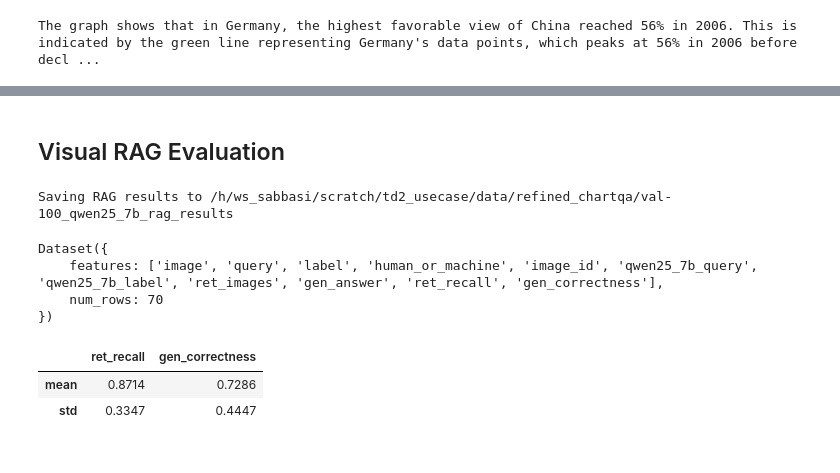
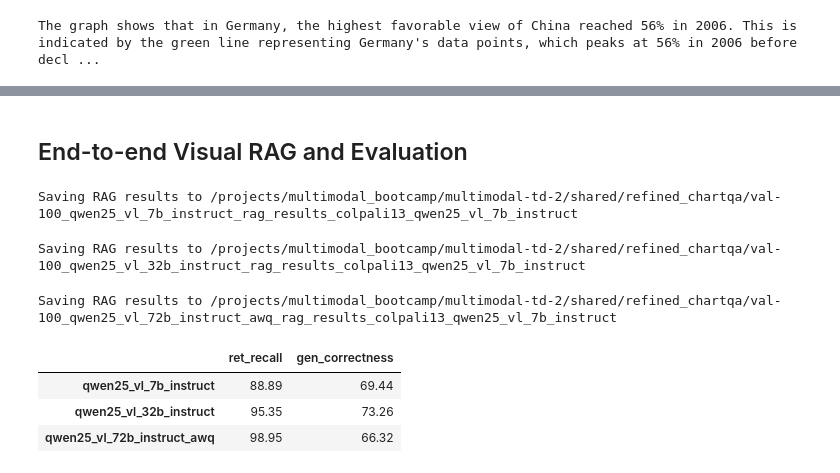
Before and after one commit to saeedabc/chartqa_visual_rag, a Jupyter notebook: visual_rag.ipynb, the cells around one changed output, grey strips where cells are left out. Cells and saved outputs as stored; diff of their text form; code cells hidden in the pictures.

```diff
--- a/visual_rag.ipynb
+++ b/visual_rag.ipynb
@@ -36,8 +53,8 @@ The graph shows that in Germany, the highest favorable view of China reached 56%
 # %%
 from datasets import Dataset
 
-refined_dset_dir = f"{ROOT_DIR}/refined_chartqa/val-100_qwen25_7b"
-refined_dset = Dataset.load_from_disk(refined_dset_dir)
+refined_path = f"{TEAM_ROOT_DIR}/refined_chartqa/val-100_qwen25_vl_7b_instruct"
+refined_dset = Dataset.load_from_disk(refined_path)
 refined_dset
 # %% [output]
 Dataset({
@@ -45,7 +62,7 @@ Dataset({
     num_rows: 100
 })
 # %%
-safe_dset = refined_dset.filter(lambda row: row["label"] == row["qwen25_7b_label"])
+safe_dset = refined_dset.filter(lambda row: row["label"] == row["refined_label"])
 safe_dset
 # %% [output]
 Dataset({
@@ -60,8 +77,8 @@ from multi_modal import MultiModalRAG
 rag = MultiModalRAG(retriever=retriever, generator=generator)
 # %%
 for row in safe_dset.shuffle(seed=42).select(range(10)):
-    query = row["qwen25_7b_query"]
-    gt_answer = row["qwen25_7b_label"][0]
+    query = row["refined_query"]
+    gt_answer = row["refined_label"][0]
     gt_image_id = row["image_id"]
 
     print(f"Query: {query}")
@@ -119,22 +143,37 @@ Query: Which country had the highest death rate from mental health and substance
 ... (9 outputs left out)
 # %% [markdown]
-## Visual RAG Evaluation
+## End-to-end Visual RAG and Evaluation
 # %%
 from pathlib import Path
 
-save_dir = Path(refined_dset_dir).parent / f"{Path(refined_dset_dir).stem}_rag_results"
+rag_metrics = {}
+for vlm_name in ["qwen25_vl_7b_instruct", "qwen25_vl_32b_instruct", "qwen25_vl_72b_instruct_awq"]:
+    refined_path = f"{TEAM_ROOT_DIR}/refined_chartqa/val-100_{vlm_name}"
+    if not os.path.exists(refined_path):
+        continue
 
-dset, metrics = rag.run_and_evaluate_all(safe_dset, save_dir=save_dir)
-display(dset)
+    refined_dset = Dataset.load_from_disk(refined_path)
+
+    safe_dset = refined_dset.filter(lambda row: row["label"] == row["refined_label"])
+
+    # Save the RAG Results
+    save_dir = Path(refined_path).parent / f"{Path(refined_path).stem}_rag_results_{ret_model_name}_{gen_model_name}"
+    dset, metrics = rag.run_and_evaluate_all(safe_dset, save_dir=save_dir)
+    # display(dset)
+    # display(metrics)
+
+    rag_metrics[vlm_name] = metrics
 # %% [output]
-Saving RAG results to /h/ws_sabbasi/scratch/td2_usecase/data/refined_chartqa/val-100_qwen25_7b_rag_results
+Saving RAG results to /projects/multimodal_bootcamp/multimodal-td-2/shared/refined_chartqa/val-100_qwen25_vl_7b_instruct_rag_results_colpali13_qwen25_vl_7b_instruct
-Dataset({
-    features: ['image', 'query', 'label', 'human_or_machine', 'image_id', 'qwen25_7b_query', 'qwen25_7b_label', 'ret_images', 'gen_answer', 'ret_recall', 'gen_correctness'],
-    num_rows: 70
-})
+Saving RAG results to /projects/multimodal_bootcamp/multimodal-td-2/shared/refined_chartqa/val-100_qwen25_vl_32b_instruct_rag_results_colpali13_qwen25_vl_7b_instruct
+Saving RAG results to /projects/multimodal_bootcamp/multimodal-td-2/shared/refined_chartqa/val-100_qwen25_vl_72b_instruct_awq_rag_results_colpali13_qwen25_vl_7b_instruct
 # %%
-display(metrics)
+import pandas as pd
+
+metrics_df = pd.DataFrame(rag_metrics).transpose().multiply(100).round(2)
+metrics_df
 # %% [output]
 |  | ret_recall | gen_correctness |
-| mean | 0.8714 | 0.7286 |
-| std | 0.3347 | 0.4447 |
+| qwen25_vl_7b_instruct | 88.89 | 69.44 |
+| qwen25_vl_32b_instruct | 95.35 | 73.26 |
+| qwen25_vl_72b_instruct_awq | 98.95 | 66.32 |
```
Also changed, not shown: parts of 8 cells of this notebook, 5 other files.
